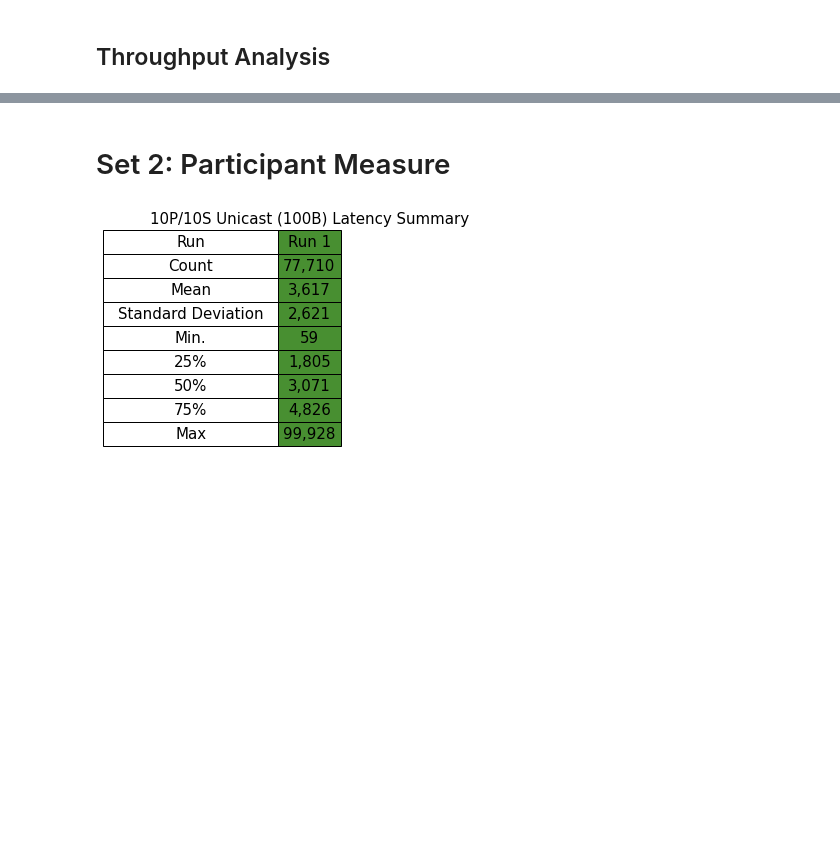
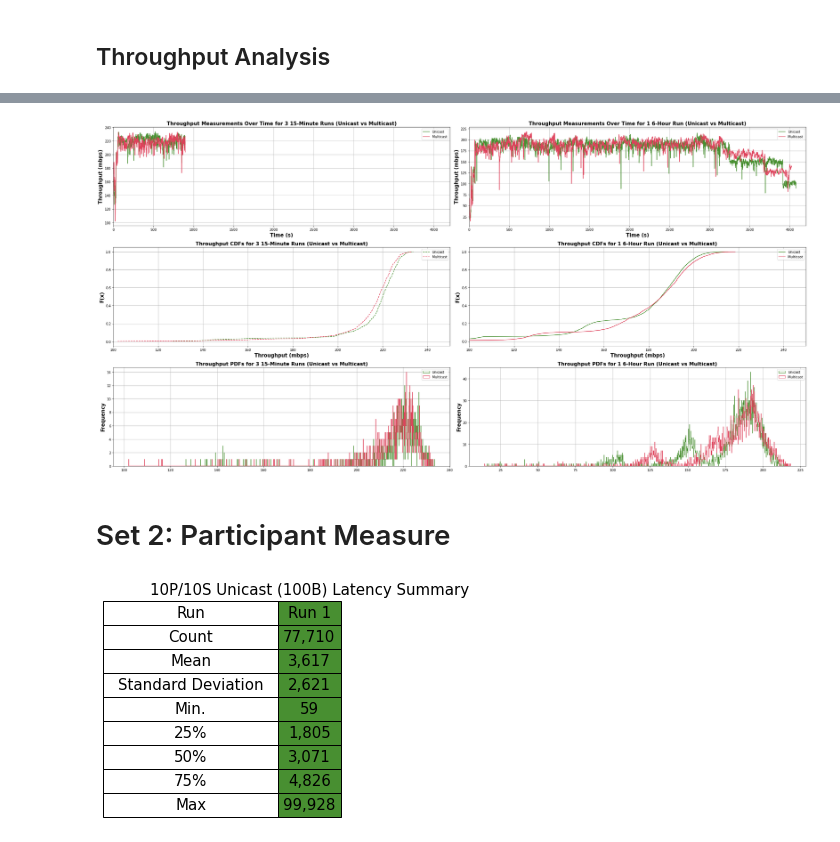
Before and after one commit to Blitz3r123/PATS-Data-Processing, a Jupyter notebook: 6 Hour Test Campaign Analysis.ipynb, the cells around one changed output, grey strips where cells are left out. Saved outputs shown, nothing was run; the diff lists cells and outputs as text; code cells hidden in the pictures; blank space fills up the shorter version.

Commit message:
Fixed throughputs in analysis and improved summary table function

```diff
--- a/6 Hour Test Campaign Analysis.ipynb
+++ b/6 Hour Test Campaign Analysis.ipynb
@@ -428,3 +39,7 @@ plt.tight_layout()
+# %%
+test_duration_throughput_comparison_plot()
+# %% [output]
+[figure, added]
 # %% [markdown]
 # Set 2: Participant Measure
 # %%
```
Also changed, not shown: parts of 15 cells of this notebook, 5 other files.
